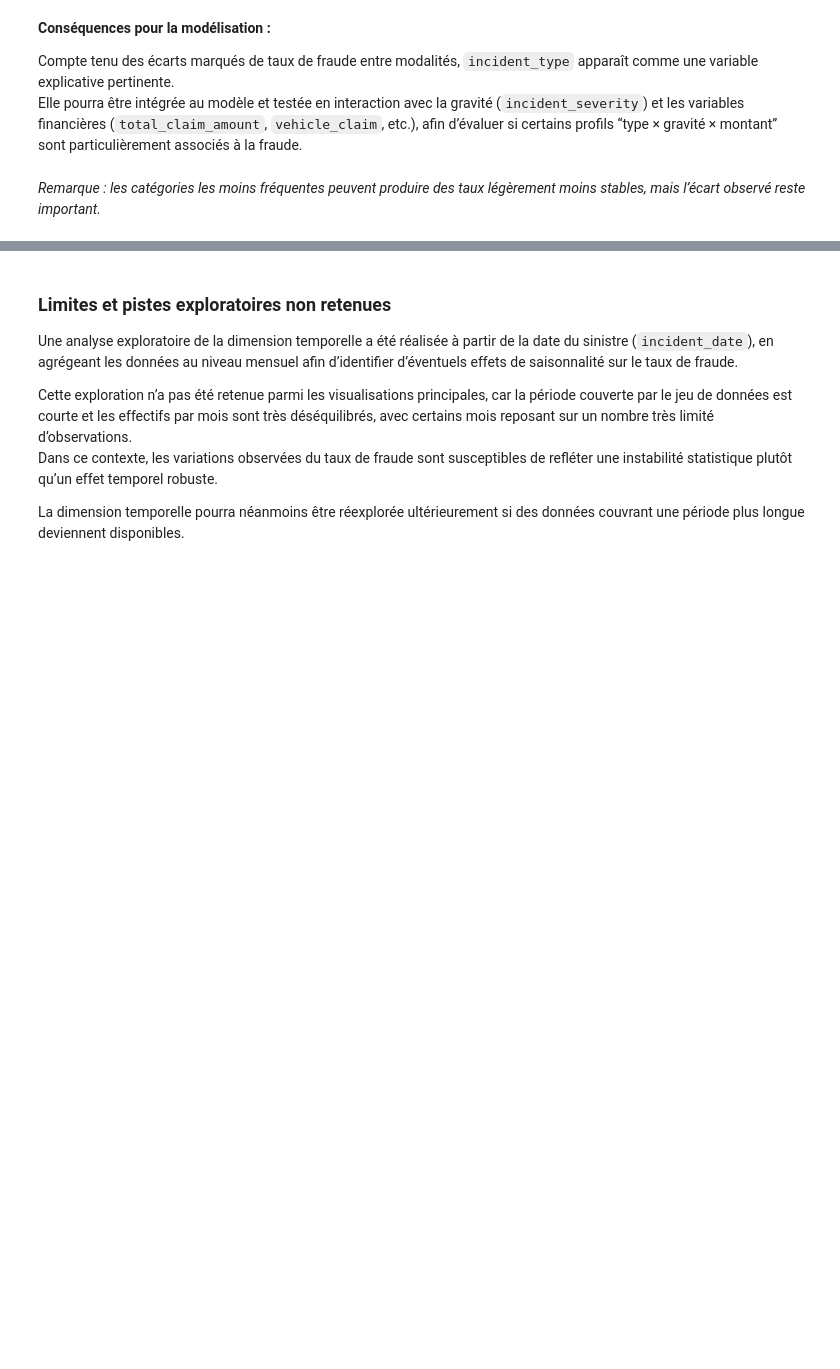
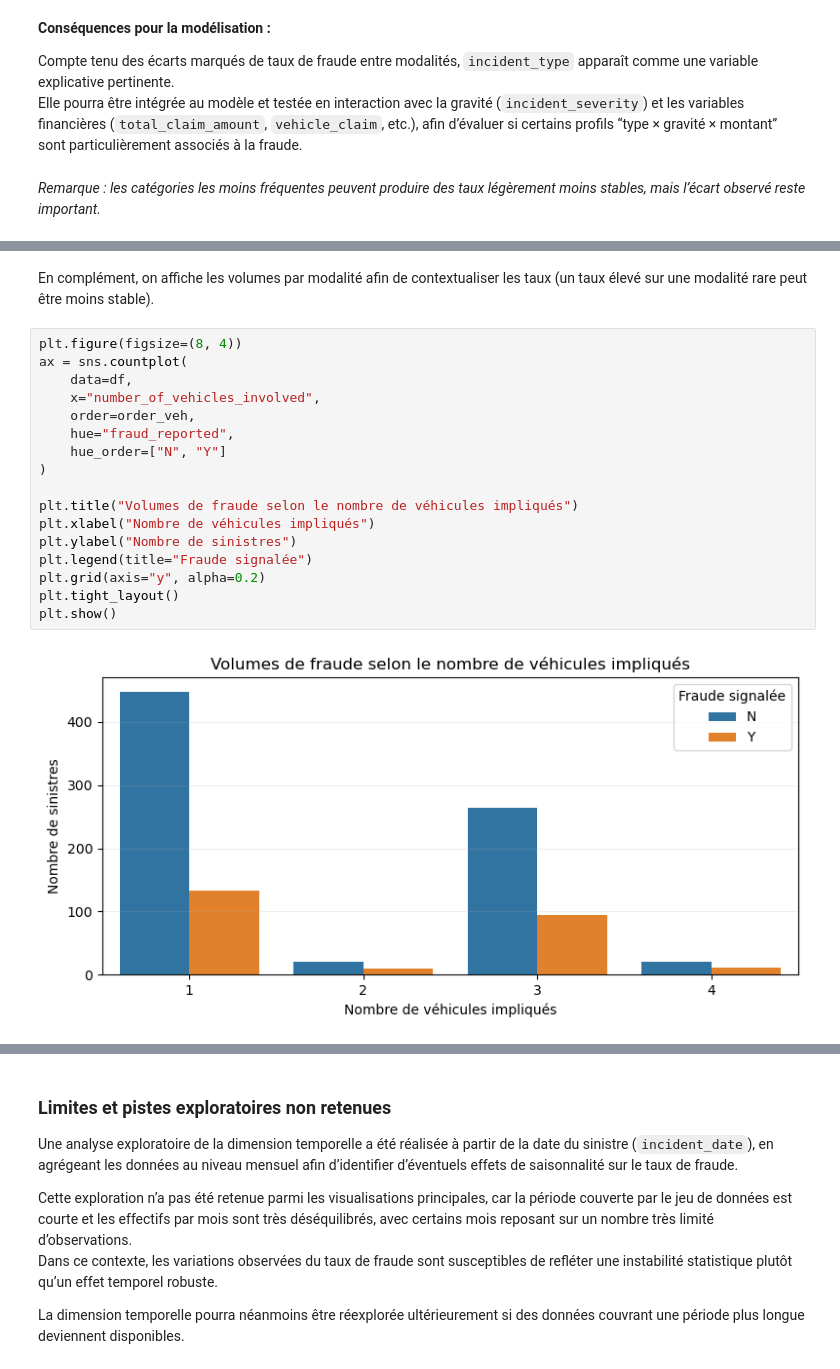
Before and after one commit to DataScientest-Studio/sep25cds_predisinistre, a Jupyter notebook: notebooks/01_EDA.ipynb, the cells around one changed output, grey strips where cells are left out. Saved outputs shown, nothing was run; the diff lists cells and outputs as text; blank space fills up the shorter version.

```diff
--- a/notebooks/01_EDA.ipynb
+++ b/notebooks/01_EDA.ipynb
@@ -848,0 +805,21 @@ Compte tenu de la courte période couverte et des déséquilibres d’effectifs
+# %% [markdown]
+En complément, on affiche les volumes par modalité afin de contextualiser les taux (un taux élevé sur une modalité rare peut être moins stable).
+# %%
+plt.figure(figsize=(8, 4))
+ax = sns.countplot(
+    data=df,
+    x="number_of_vehicles_involved",
+    order=order_veh,
+    hue="fraud_reported",
+    hue_order=["N", "Y"]
+)
+
+plt.title("Volumes de fraude selon le nombre de véhicules impliqués")
+plt.xlabel("Nombre de véhicules impliqués")
+plt.ylabel("Nombre de sinistres")
+plt.legend(title="Fraude signalée")
+plt.grid(axis="y", alpha=0.2)
+plt.tight_layout()
+plt.show()
+# %% [output]
+[figure, added]
```
Also changed, not shown: parts of 38 cells of this notebook, 1 other file.
